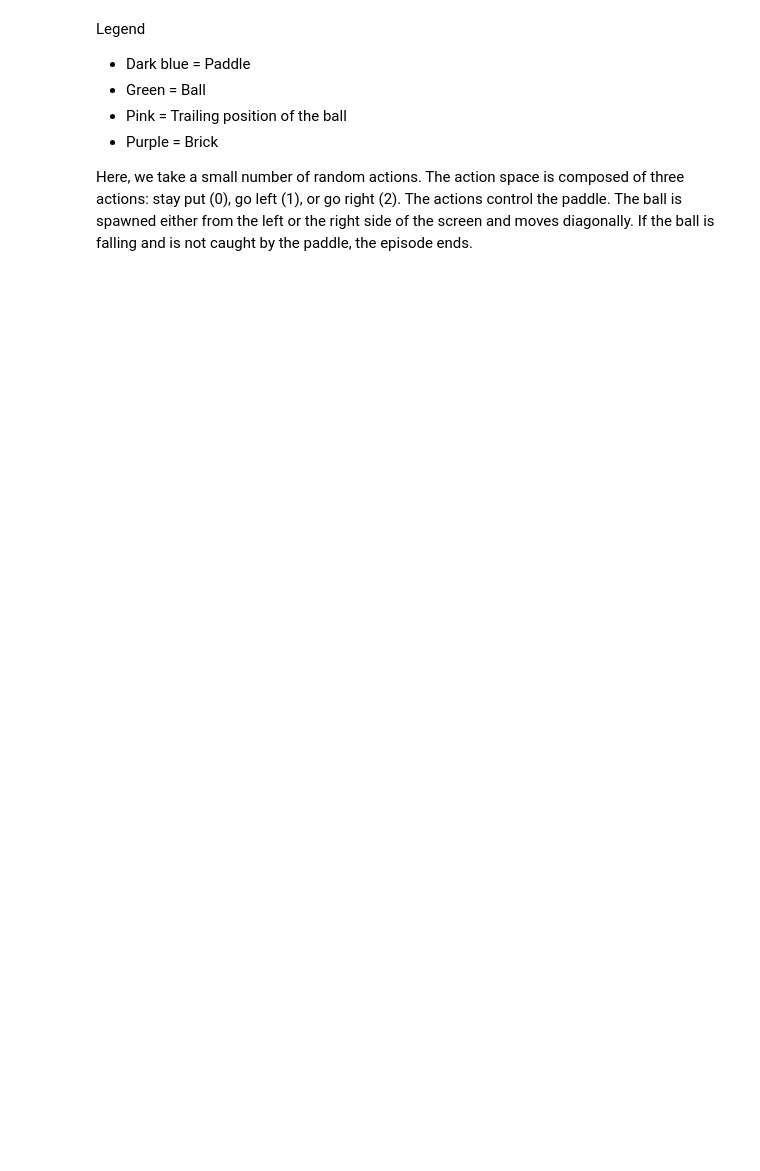
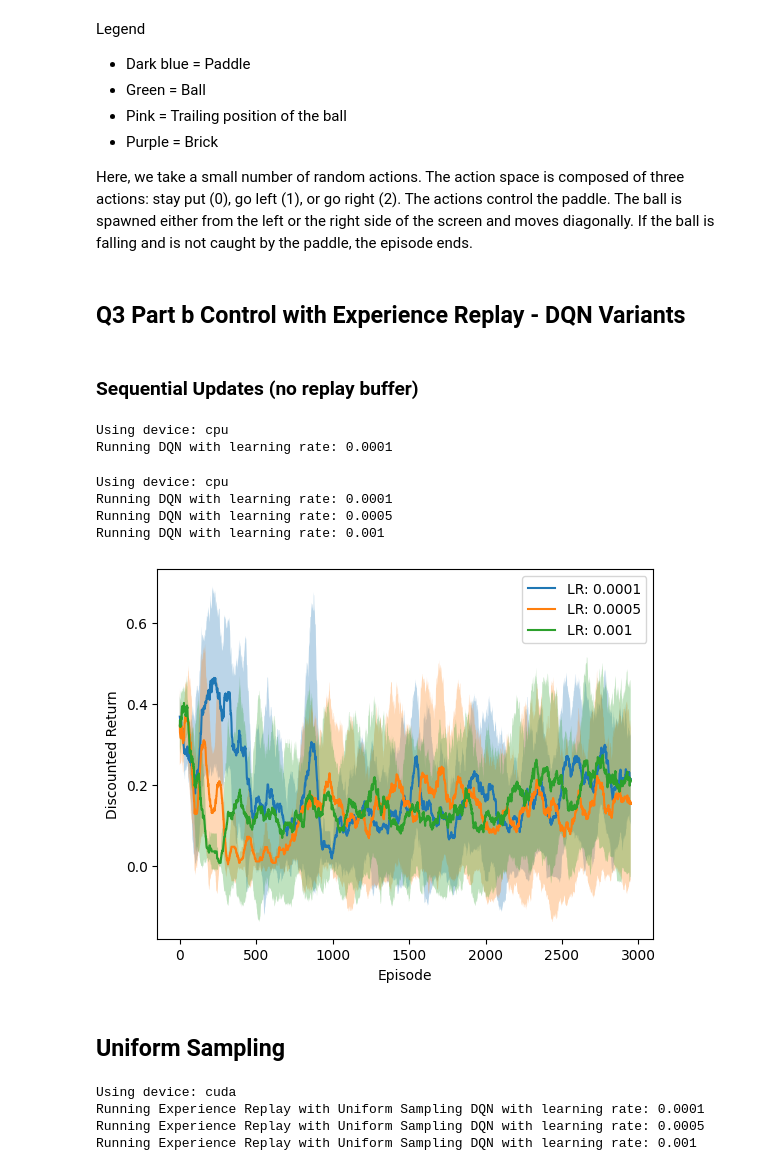
Before and after one commit to jonyhu/deep-rl-control, a Jupyter notebook: dqn.ipynb, the cells around one changed output. Cells and saved outputs as stored; diff of their text form; code cells hidden in the pictures; blank space fills up the shorter version.

```diff
--- a/dqn.ipynb
+++ b/dqn.ipynb
@@ -113,3 +121,5 @@ Legend
 - Purple = Brick
 
 Here, we take a small number of random actions. The action space is composed of three actions: stay put (0), go left (1), or go right (2). The actions control the paddle. The ball is spawned either from the left or the right side of the screen and moves diagonally. If the ball is falling and is not caught by the paddle, the episode ends.
+# %% [markdown]
+## Q3 Part b Control with Experience Replay - DQN Variants
@@ -115,0 +147,6 @@ Here, we take a small number of random actions. The action space is composed of
+# %% [markdown]
+### Sequential Updates (no replay buffer)
+# %%
+GAMMA = 0.99
+WARMUP_STEPS = 1000
+BATCH_SIZE = 64
@@ -115,0 +273,41 @@ Here, we take a small number of random actions. The action space is composed of
+# %%
+# Test run with small parameters
+_, _, _ = run_sequential_dqn(learning_rates=[1e-4], num_episodes=10, num_runs=1)
+# %% [output]
+Using device: cpu
+Running DQN with learning rate: 0.0001
+# %%
+# Run the experiment
+returns, losses, seq_models = run_sequential_dqn(
+    learning_rates=[1e-4, 5e-4, 1e-3],
+    num_episodes=3000,
+    num_runs=5,
+    warmup_steps=1000,
+    device = "cpu"
+)
+
+# Convert into the format expected by plotting.py
+# Format: list of list of lists (Methods -> Seeds -> Episodes)
+all_methods_data = []
+all_labels = []
+
+for lr, seeds_data in returns.items():
+    all_methods_data.append(seeds_data)
+    all_labels.append(f"LR: {lr}")
+
+# Plot using the provided utility
+plot_compare_smoothed_rewards(
+    train_rewards_list=all_methods_data,
+    labels=all_labels,
+    window=50,
+    xlabel="Episode",
+    ylabel="Discounted Return"
+)
+# %% [output]
+Using device: cpu
+Running DQN with learning rate: 0.0001
+Running DQN with learning rate: 0.0005
+Running DQN with learning rate: 0.001
+[figure, added]
+# %% [markdown]
+## Uniform Sampling
@@ -115,0 +470,14 @@ Here, we take a small number of random actions. The action space is composed of
+# %%
+returns, losses, replay_models = run_replay_uniform_sampling_dqn(
+    learning_rates = [1e-4, 5e-4, 1e-3],
+    num_episodes = 3000,
+    num_runs = 5,
+    eps = 0.05,
+    warmup_steps = 1000,
+    device = "cuda"
+)
+# %% [output]
+Using device: cuda
+Running Experience Replay with Uniform Sampling DQN with learning rate: 0.0001
+Running Experience Replay with Uniform Sampling DQN with learning rate: 0.0005
+Running Experience Replay with Uniform Sampling DQN with learning rate: 0.001
```
Also changed, not shown: parts of 16 cells of this notebook.
